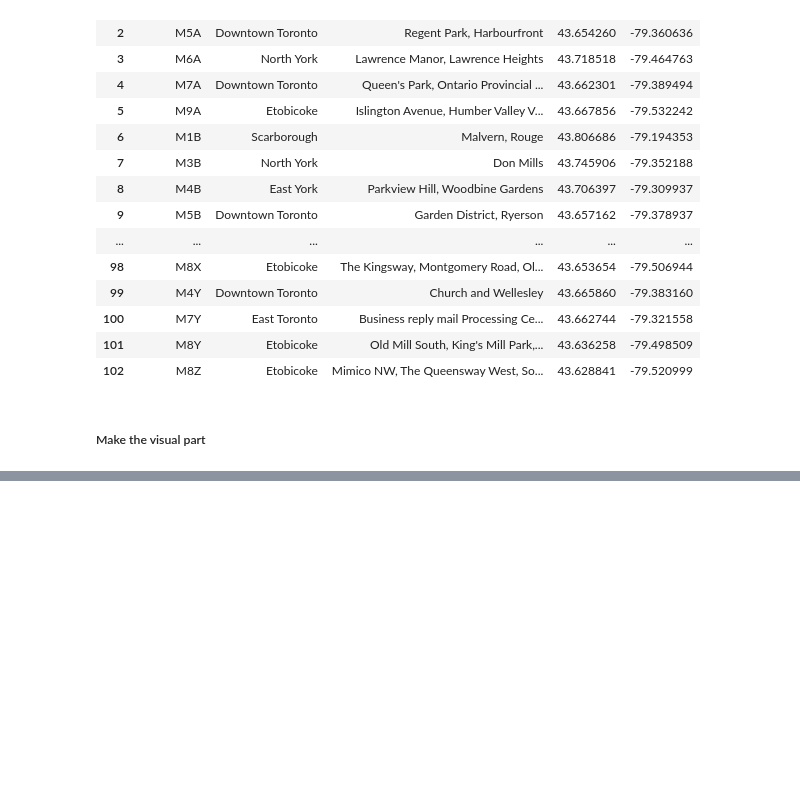
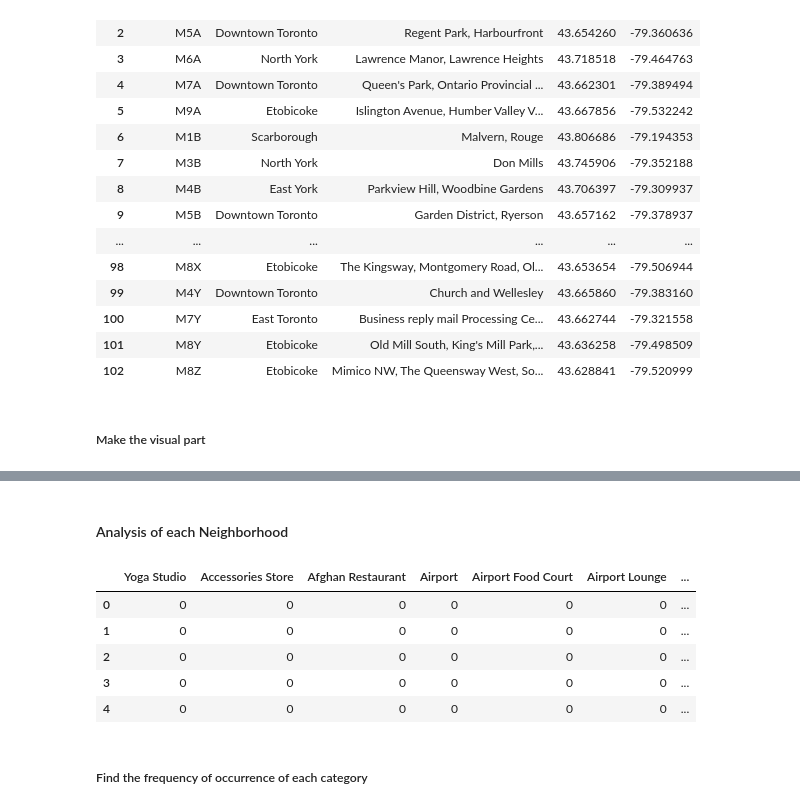
Before and after one commit to evanpatsou/ibm-ds-professional-certificate, a Jupyter notebook: AppliedDataScienceCapstone/week2/Assignment_c.ipynb, the cells around one changed output, grey strips where cells are left out. Drawn from its saved outputs; the diff is of its cells as text; code cells hidden in the pictures; blank space fills up the shorter version.

```diff
--- a/AppliedDataScienceCapstone/week2/Assignment_c.ipynb
+++ b/AppliedDataScienceCapstone/week2/Assignment_c.ipynb
@@ -242,0 +245,8 @@ the geographical coordinate of Toronto is 43.6534817, -79.3839347
+# %%
+CLIENT_ID = 'hide-client-id' # your Foursquare ID
+CLIENT_SECRET = 'hide-client-secret' # your Foursquare Secret
+VERSION = '20180605' # Foursquare API version
+
+print('Your credentails:')
+print('CLIENT_ID: ' + CLIENT_ID)
+print('CLIENT_SECRET:' + CLIENT_SECRET)
@@ -242,0 +329,23 @@ the geographical coordinate of Toronto is 43.6534817, -79.3839347
+# %% [markdown]
+#### Analysis of each Neighborhood
+# %%
+# one hot encoding
+df_venues_onehot = pd.get_dummies(df_venues[['Venue Category']], prefix="", prefix_sep="")
+
+# add neighborhood column back to dataframe
+df_venues_onehot['Neighborhood'] = df_venues['Neighborhood']
+
+# move neighborhood column to the first column
+fixed_columns = [df_venues_onehot.columns[-1]] + list(df_venues_onehot.columns[:-1])
+df_venues_onehot = df_venues_onehot[fixed_columns]
+
+df_venues_onehot.head()
+# %% [output]
+|  | Yoga Studio | Accessories Store | Afghan Restaurant | Airport | Airport Food Court | Airport Lounge | ... |
+| 0 | 0 | 0 | 0 | 0 | 0 | 0 | ... |
+| 1 | 0 | 0 | 0 | 0 | 0 | 0 | ... |
+| 2 | 0 | 0 | 0 | 0 | 0 | 0 | ... |
+| 3 | 0 | 0 | 0 | 0 | 0 | 0 | ... |
+| 4 | 0 | 0 | 0 | 0 | 0 | 0 | ... |
+# %% [markdown]
+##### Find the frequency of occurrence of each category
```
Also changed, not shown: parts of 18 cells of this notebook.
